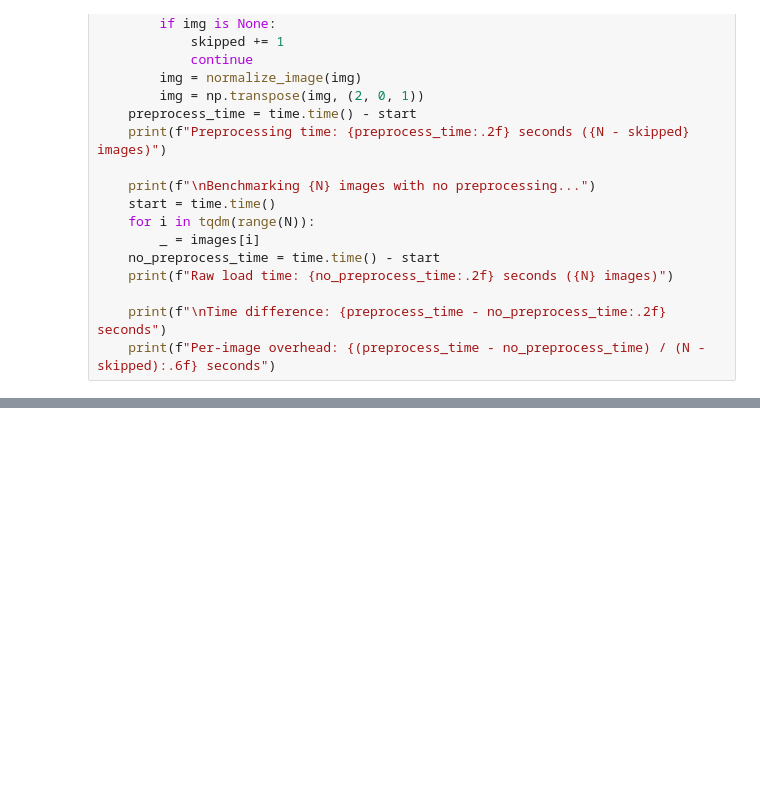
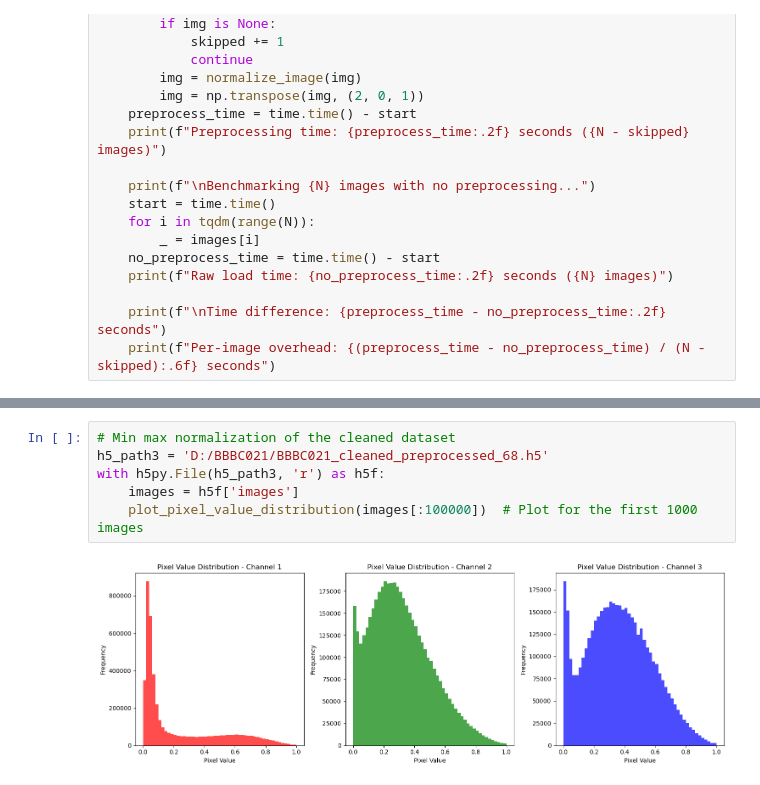
Before and after one commit to AugustBorgLjorring/VAE_BBBC021, a Jupyter notebook: notebooks/preprocess_dataset.ipynb, the cells around one changed output, grey strips where cells are left out. Drawn from its saved outputs; the diff is of its cells as text; blank space fills up the shorter version.

```diff
--- a/notebooks/preprocess_dataset.ipynb
+++ b/notebooks/preprocess_dataset.ipynb
@@ -168,0 +209,8 @@ with h5py.File(h5_path, 'r') as h5f:
+# %%
+# Min max normalization of the cleaned dataset
+h5_path3 = 'D:/BBBC021/BBBC021_cleaned_preprocessed_68.h5'
+with h5py.File(h5_path3, 'r') as h5f:
+    images = h5f['images']
+    plot_pixel_value_distribution(images[:100000])  # Plot for the first 1000 images
+# %% [output]
+[figure, added]
```
Also changed, not shown: parts of 5 cells of this notebook.
